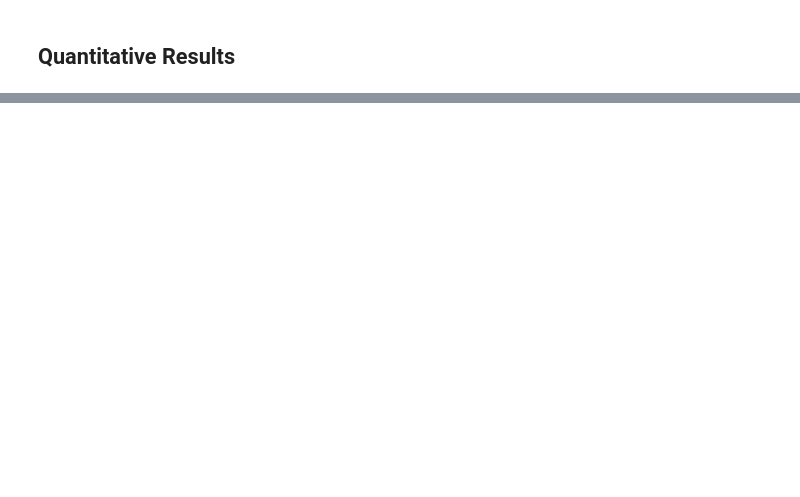
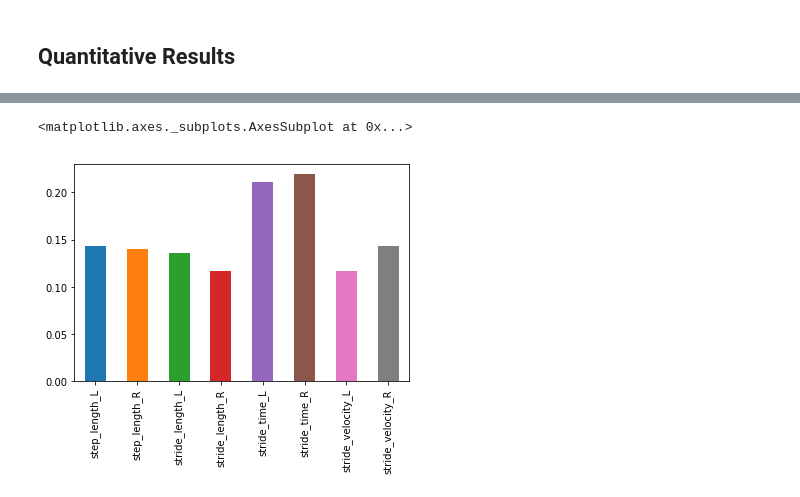
Before and after one commit to ajhynes7/side-view-depth-gait, a Jupyter notebook: notebooks/analysis.ipynb, the cells around one changed output, grey strips where cells are left out. Cells and saved outputs as stored; diff of their text form; code cells hidden in the pictures; blank space fills up the shorter version.

```diff
--- a/notebooks/analysis.ipynb
+++ b/notebooks/analysis.ipynb
@@ -109,0 +107,5 @@ df_results
+# %%
+df_results.loc['Abs rel error'][:-2].plot.bar()
+# %% [output]
+<matplotlib.axes._subplots.AxesSubplot at 0x...>
+[figure, added]
```
Also changed, not shown: parts of 9 cells of this notebook, 2 other files.
